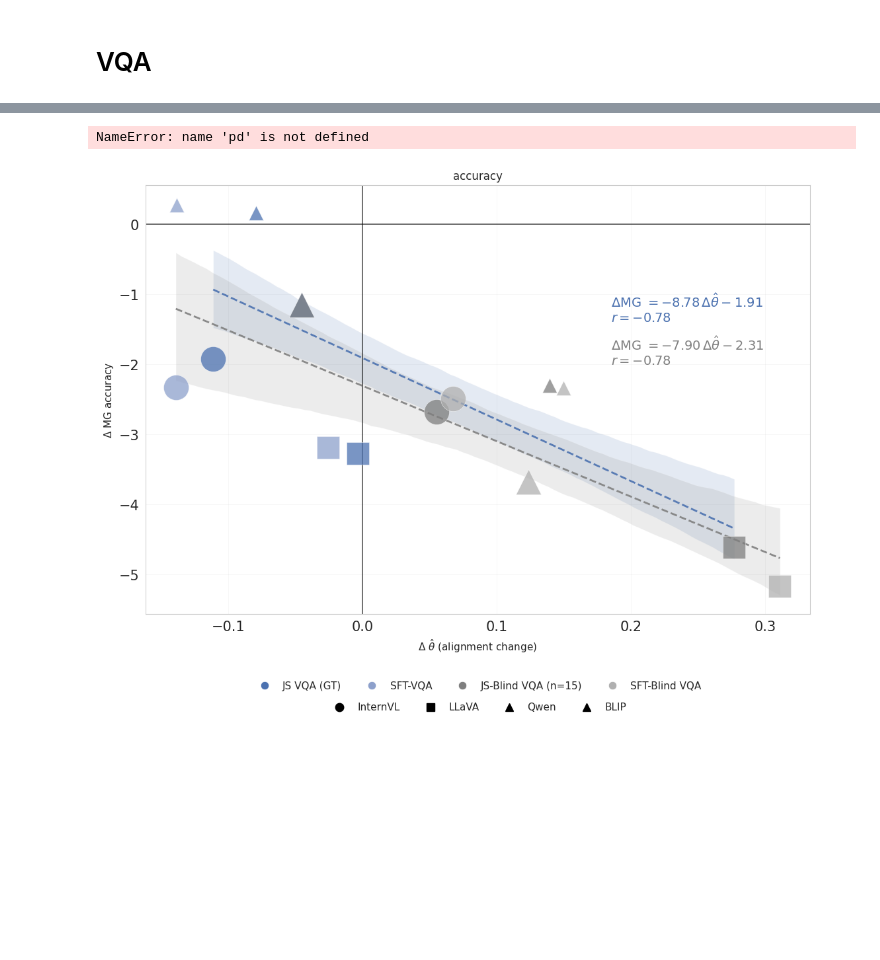
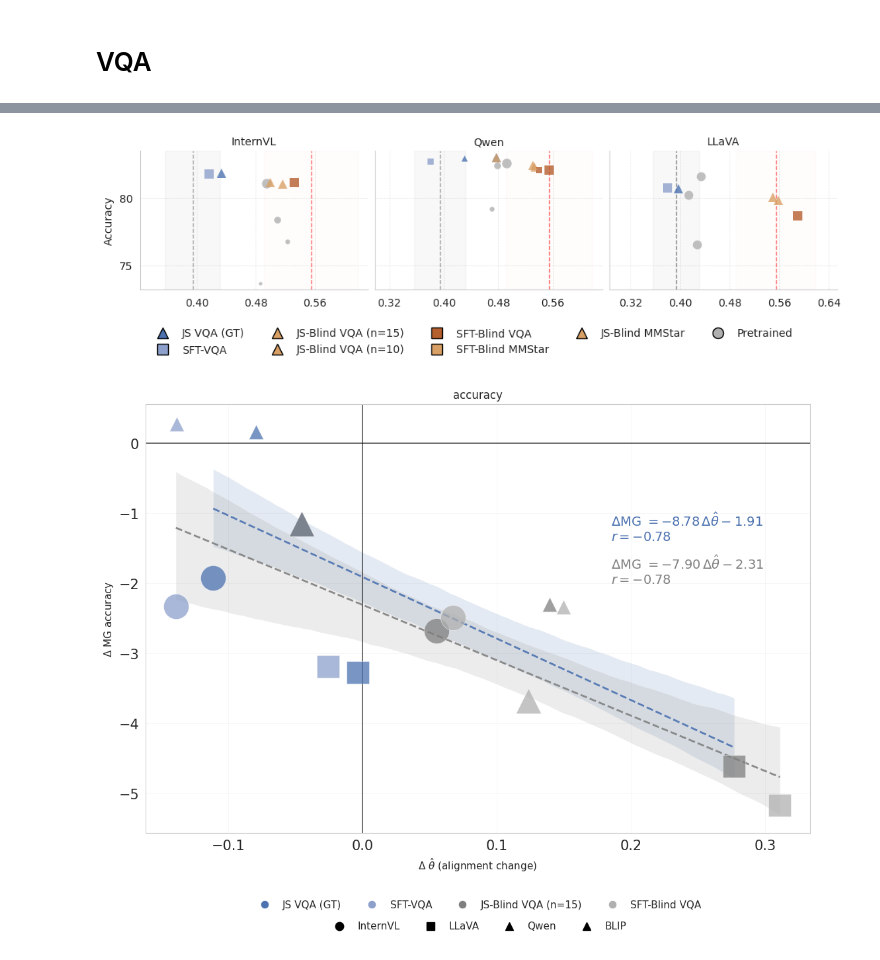
Before and after one commit to unolop/HPA, a Jupyter notebook: evaluation/analysis/correlations.ipynb, the cells around one changed output, grey strips where cells are left out. Saved outputs shown, nothing was run; the diff lists cells and outputs as text; code cells hidden in the pictures; blank space fills up the shorter version.

```diff
--- a/evaluation/analysis/correlations.ipynb
+++ b/evaluation/analysis/correlations.ipynb
@@ -133,7 +95,11 @@ vv = VQAResults()
 human_vqa = vv.human.drop_duplicates(subset=['question_id', 'participant_id'])
 # get_agreements(human_vqa, model_vqa, metrics="correct", n_boot=200)
 model_vqa = vv.model  # only the blind condition
-human_vqa[human_vqa['question_id'] == 524577006 ].iloc[12][['processed_ans', 'correct', 'gt_answers']]
+test_vqa = vv.test_model
+# human_vqa[human_vqa['question_id'] == 524577006 ].iloc[12][['processed_ans', 'correct', 'gt_answers']]
+model_vqa = vv.model
+model_vqa = model_vqa[model_vqa['trained_dataset'] != 'MMStar']
+model_vqa_pretrained = model_vqa[model_vqa['finetuned'] == 'Pretrained']
 # %% [output]
    Loading VQA annotations from /home/work/yuna/data/data/v2_mscoco_val2014_annotations.json...
    ✓ Loaded 214354 VQA annotations
@@ -631,25 +109,12 @@ plt.show()
-# %%
-from scipy import stats
-from utils.plot_corr import *
-
-x_col = "theta_hat"
-y_col = "MG_sim"
-delta_df = get_delta_df(sim_corr)
-regression_stats = get_stats(delta_df)
-
-scatterplot_delta_alignment_vs_mg(
-    delta_df,
-    regression_stats= regression_stats,
-    title = 'answer_similarity',
-    EQ_POS = {
-    "JS":  (0.6, 0.85),
-    "SFT": (0.6, 0.75),
-    },
-    colors= regime_colors,          # keyed by finetuned regime
-    markers= family_markers,
-    figsize=(11,8) )
-# %% [output]
-NameError: name 'pd' is not defined
+# %%
+import pandas as pd
+
+mm.get_corr(human_vqa, model_vqa, test_subjects)
+plot_families_corr(llm_mean= np.mean([0.382820, 0.405282]),
+                   llm_sd=np.sqrt((0.038112**2 + 0.033457**2) / 2),
+                   mean_corr, std_corr)
+# %% [output]
+[figure, added]
 # %%
 x_col = "theta_hat"
 y_col = "MG_acc"
```
Also changed, not shown: parts of 35 cells of this notebook, 9 other files.
